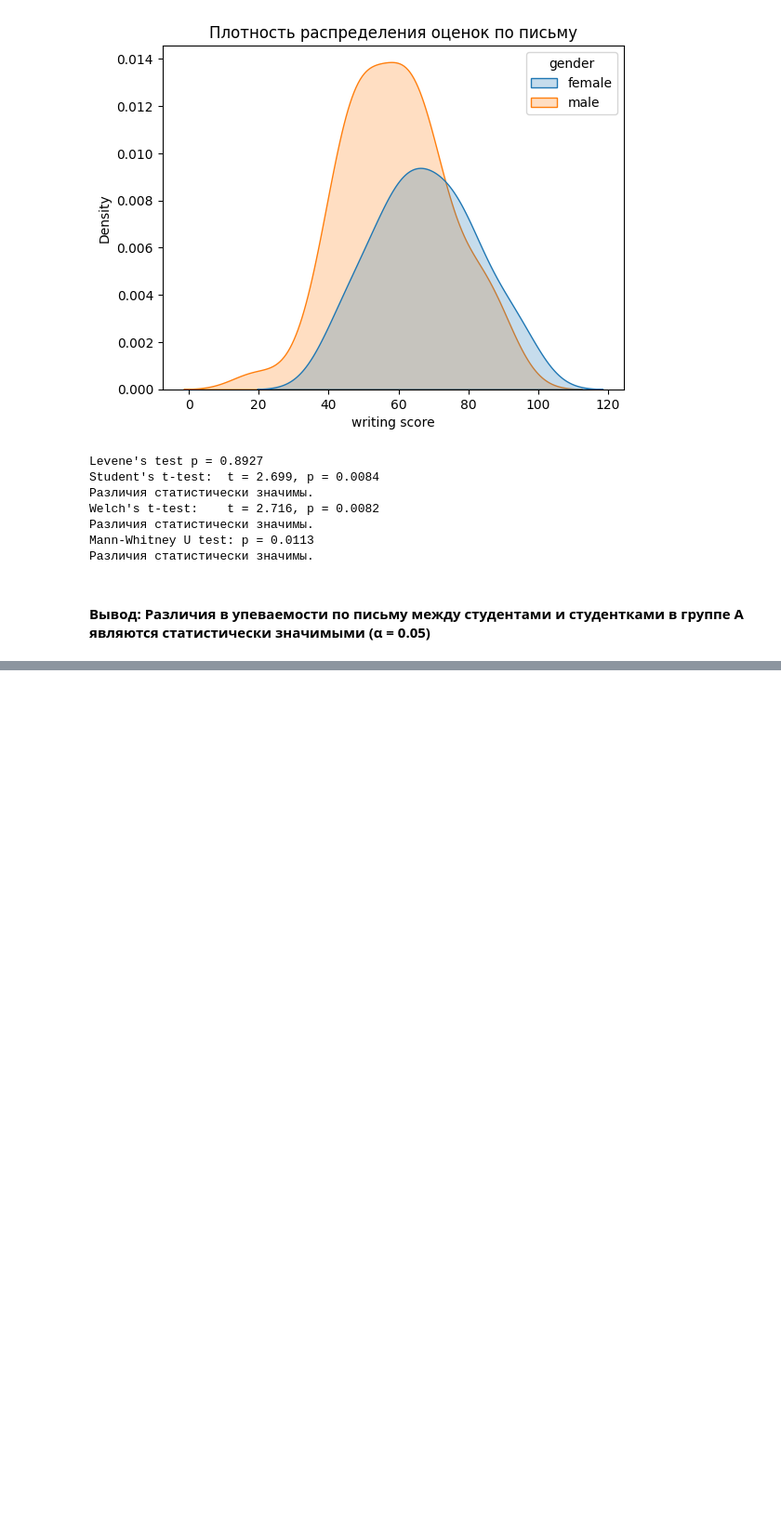
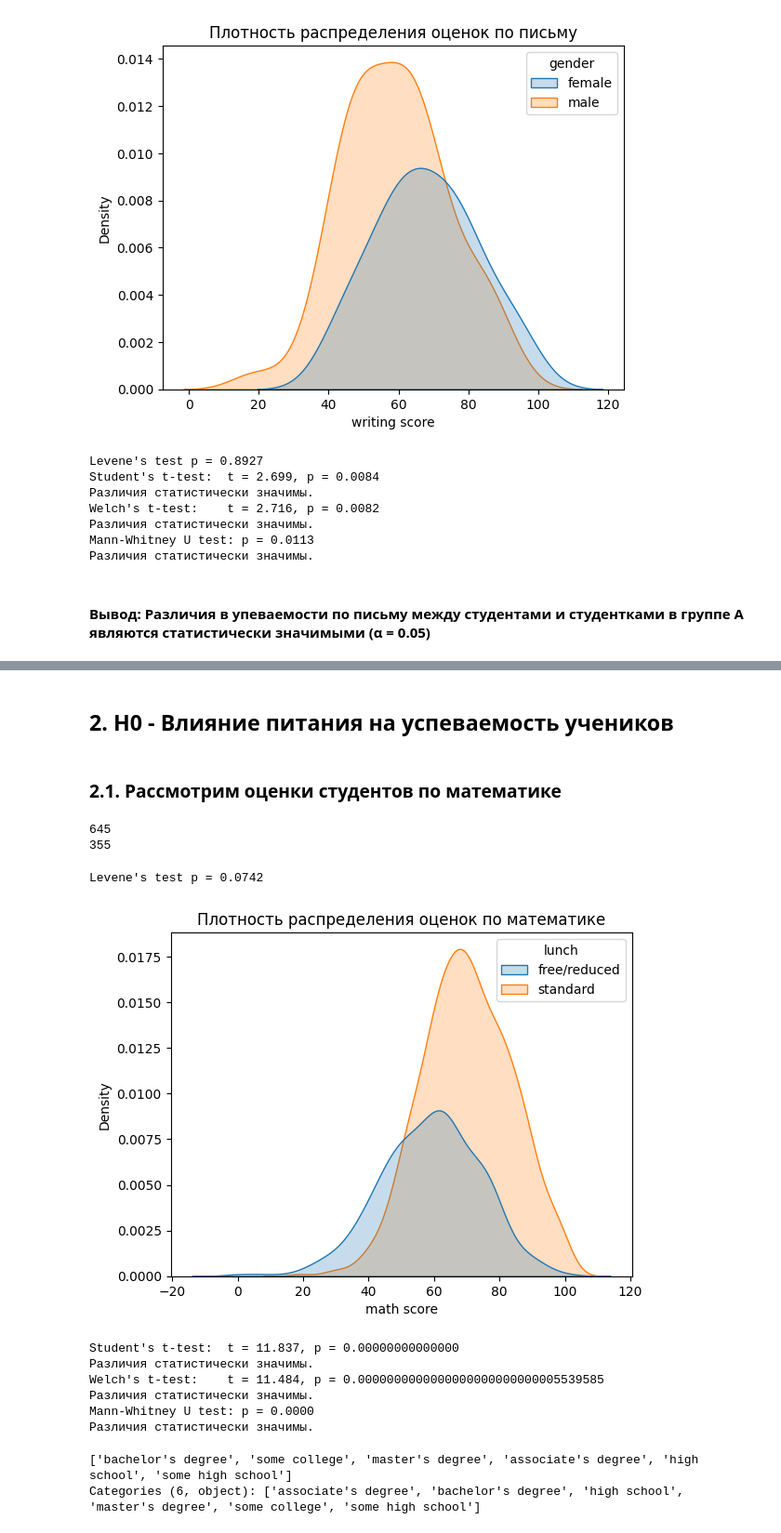
Before and after one commit to AlexanderGajduk/data_analytics, a Jupyter notebook: StudentsAchievements.ipynb, the cells around one changed output, grey strips where cells are left out. Shown at 93% size. Cells and saved outputs as stored; diff of their text form; code cells hidden in the pictures; blank space fills up the shorter version.

```diff
--- a/StudentsAchievements.ipynb
+++ b/StudentsAchievements.ipynb
@@ -462,0 +451,4 @@ plt.show()
+# %% [markdown]
+## 2. Н0 - Влияние питания на успеваемость учеников
+# %% [markdown]
+### 2.1. Рассмотрим оценки студентов по математике
@@ -462,0 +459,54 @@ plt.show()
+# %%
+# Узнаем количество студентов в каждой группе
+print (len(group_A))
+print (len(group_B))
+# %% [output]
+645
+355
+# %%
+# Levene's test (устойчив к отклонениям от нормальности)
+w_stat, p_levene = stats.levene(group_A, group_B)
+print(f"Levene's test p = {p_levene:.4f}")
+# Если p < 0.05 → дисперсии **неравны** → точно нужен Welch’s.
+# %% [output]
+Levene's test p = 0.0742
+# %%
+sns.kdeplot(data=df, x='math score', hue='lunch', fill=True)
+plt.title('Плотность распределения оценок по математике')
+plt.show()
+# %% [output]
+[figure, added]
+# %%
+t_student, p_student = stats.ttest_ind(group_A, group_B, equal_var=True)
+t_welch, p_welch = stats.ttest_ind(group_A, group_B, equal_var=False)
+
+print(f"Student's t-test:  t = {t_student:.3f}, p = {p_student:.14f}")
+if p_student < 0.05:
+    print("Различия статистически значимы.")
+else:
+    print("Статистически значимых различий нет.")
+print(f"Welch's t-test:    t = {t_welch:.3f}, p = {p_welch:.34f}")
+if p_welch < 0.05:
+    print("Различия статистически значимы.")
+else:
+    print("Статистически значимых различий нет.")
+# Mann-Whitney U test (непараметрический)
+u, p = stats.mannwhitneyu(group_A, group_B, alternative='two-sided')
+print(f"Mann-Whitney U test: p = {p:.4f}")
+
+if p < 0.05:
+    print("Различия статистически значимы.")
+else:
+    print("Статистически значимых различий нет.")
+# %% [output]
+Student's t-test:  t = 11.837, p = 0.00000000000000
+Различия статистически значимы.
+Welch's t-test:    t = 11.484, p = 0.0000000000000000000000000005539585
+Различия статистически значимы.
+Mann-Whitney U test: p = 0.0000
+Различия статистически значимы.
+# %%
+df['parental level of education'].unique()
+# %% [output]
+['bachelor's degree', 'some college', 'master's degree', 'associate's degree', 'high school', 'some high school']
+Categories (6, object): ['associate's degree', 'bachelor's degree', 'high school', 'master's degree', 'some college', 'some high school']
```
Also changed, not shown: parts of 55 cells of this notebook.
